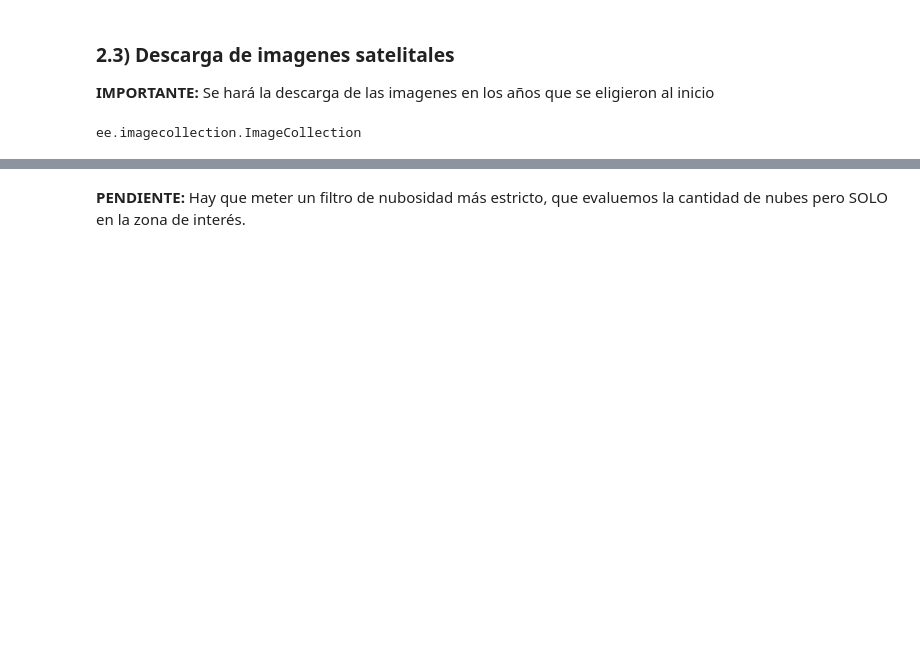
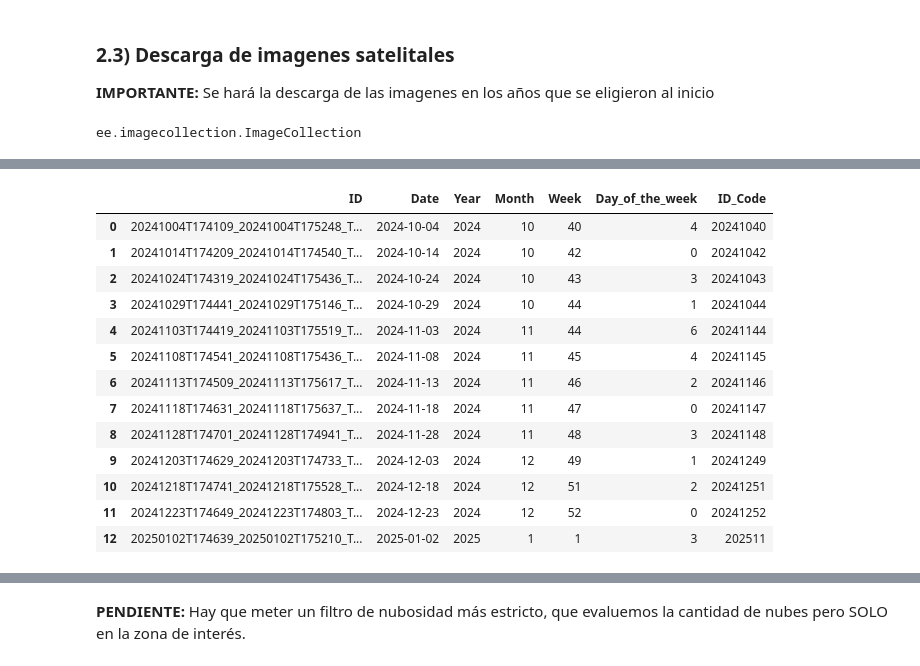
Before and after one commit to orlandombaa/Selene, a Jupyter notebook: selene/notebooks/Descarga de datos.ipynb, the cells around one changed output, grey strips where cells are left out. Cells and saved outputs as stored; diff of their text form; code cells hidden in the pictures; blank space fills up the shorter version.

```diff
--- a/selene/notebooks/Descarga de datos.ipynb
+++ b/selene/notebooks/Descarga de datos.ipynb
@@ -173,11 +173,22 @@ sentinel2 = sentinel2.filterBounds(geometry=area_interest)
 sentinel2 = sentinel2.filterDate(start=f"{start_year}-{start_month}-{start_day}",
                                  end=f"{end_year}-{end_month}-{end_day}")  # año, mes y día
 
-# 4) Filtro por nubosidad
+# 4) Filtro por titulo, IMPORATNTE: de lo contrario apareceran 2 titulos de la misma imagen
+sentinel2 = sentinel2.filter(ee.Filter.eq('MGRS_TILE', '12RZN'))
+
+# 5) Filtro por nubosidad
 sentinel2 = sentinel2.filter(ee.Filter.lt("CLOUDY_PIXEL_PERCENTAGE", 20))  # nubosidad menor al 20%
 # NOTE: This is still a image collection object
 
-# NOTA IMPORTANTE: Este filtro de nubosidad es bueno, pero es para toda la imagen satelital, qué pasa si mi área de interpres no tiene nubes?, debo determinar el área de nubosidad exactamente sobre mi área de interes
+# 6) Seleccion Bandas necesarias
+sentinel2 = sentinel2.select(['B2', 'B3', 'B4', 'B8', 'B11'])
+
+  # Bandas seleccionadas:
+    # - B2: Banda azul, central Wavelength = 490nm
+    # - B3: Banda verde, central Wavelength = 560nm
+    # - B4: Banda roja, central Wavelength = 665nm
+    # - B8: Banda Near Infrared, central Wavelength = 842nm
+    # - B11: Banda (SWIR 1), central Wavelength = 1610nm
 
 type(sentinel2) # Esto es una image collection
 # %% [output]
@@ -233,0 +288,4 @@ image_dates
+# %%
+# Group by Year, Month, Week and find the index of the minimum "Day_of_the_week"
+idx = ids_and_dates.groupby(["Year", "Month", "Week"])["Day_of_the_week"].idxmin()
+idx
@@ -233,0 +308,20 @@ image_dates
+# %%
+
+# Select rows corresponding to the original indices
+result = ids_and_dates.loc[idx].reset_index(drop=True)
+result
+# %% [output]
+|  | ID | Date | Year | Month | Week | Day_of_the_week | ID_Code |
+| 0 | 20241004T174109_20241004T175248_T... | 2024-10-04 | 2024 | 10 | 40 | 4 | 20241040 |
+| 1 | 20241014T174209_20241014T174540_T... | 2024-10-14 | 2024 | 10 | 42 | 0 | 20241042 |
+| 2 | 20241024T174319_20241024T175436_T... | 2024-10-24 | 2024 | 10 | 43 | 3 | 20241043 |
+| 3 | 20241029T174441_20241029T175146_T... | 2024-10-29 | 2024 | 10 | 44 | 1 | 20241044 |
+| 4 | 20241103T174419_20241103T175519_T... | 2024-11-03 | 2024 | 11 | 44 | 6 | 20241144 |
+| 5 | 20241108T174541_20241108T175436_T... | 2024-11-08 | 2024 | 11 | 45 | 4 | 20241145 |
+| 6 | 20241113T174509_20241113T175617_T... | 2024-11-13 | 2024 | 11 | 46 | 2 | 20241146 |
+| 7 | 20241118T174631_20241118T175637_T... | 2024-11-18 | 2024 | 11 | 47 | 0 | 20241147 |
+| 8 | 20241128T174701_20241128T174941_T... | 2024-11-28 | 2024 | 11 | 48 | 3 | 20241148 |
+| 9 | 20241203T174629_20241203T174733_T... | 2024-12-03 | 2024 | 12 | 49 | 1 | 20241249 |
+| 10 | 20241218T174741_20241218T175528_T... | 2024-12-18 | 2024 | 12 | 51 | 2 | 20241251 |
+| 11 | 20241223T174649_20241223T174803_T... | 2024-12-23 | 2024 | 12 | 52 | 0 | 20241252 |
+| 12 | 20250102T174639_20250102T175210_T... | 2025-01-02 | 2025 | 1 | 1 | 3 | 202511 |
```
Also changed, not shown: parts of 7 cells of this notebook, 1 other file.
